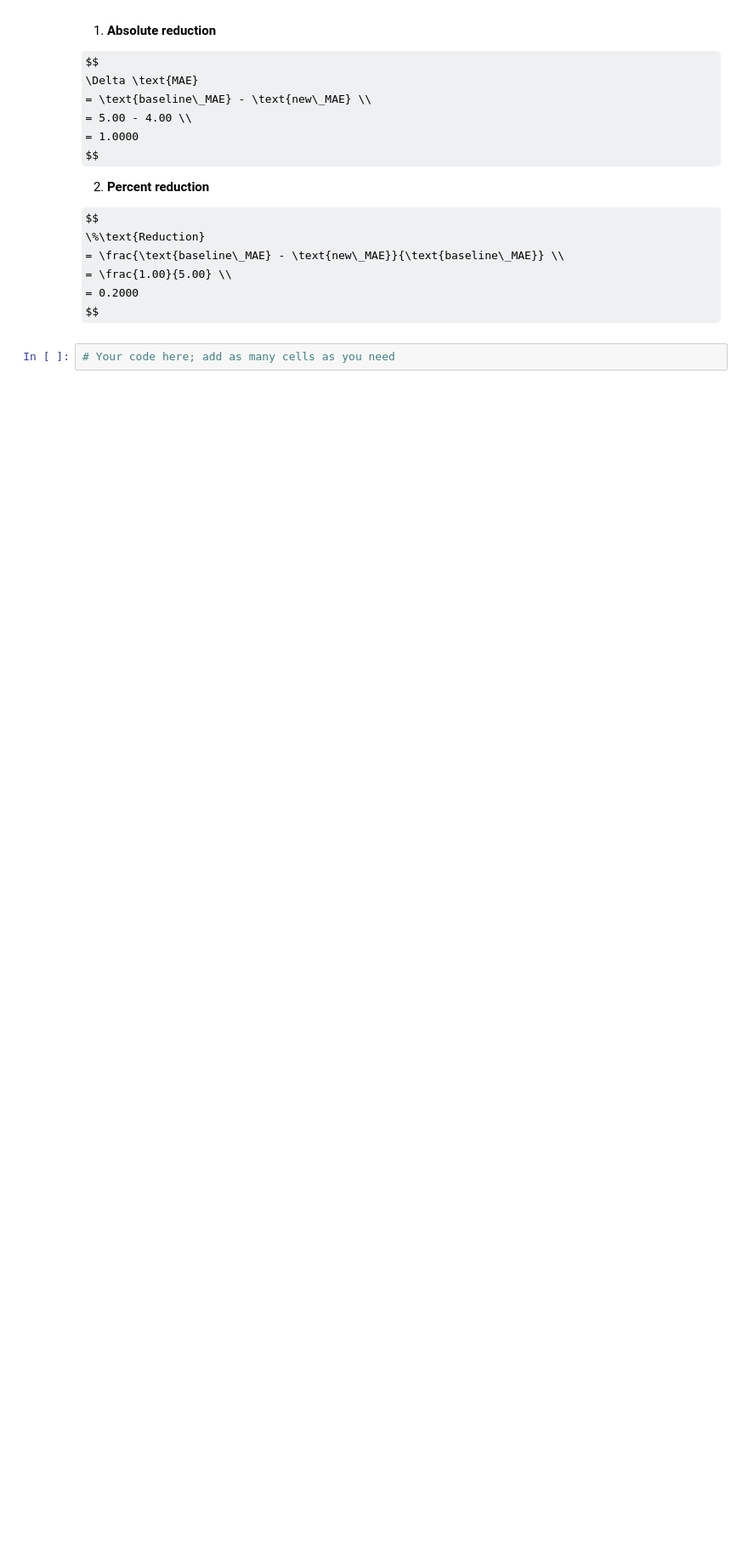
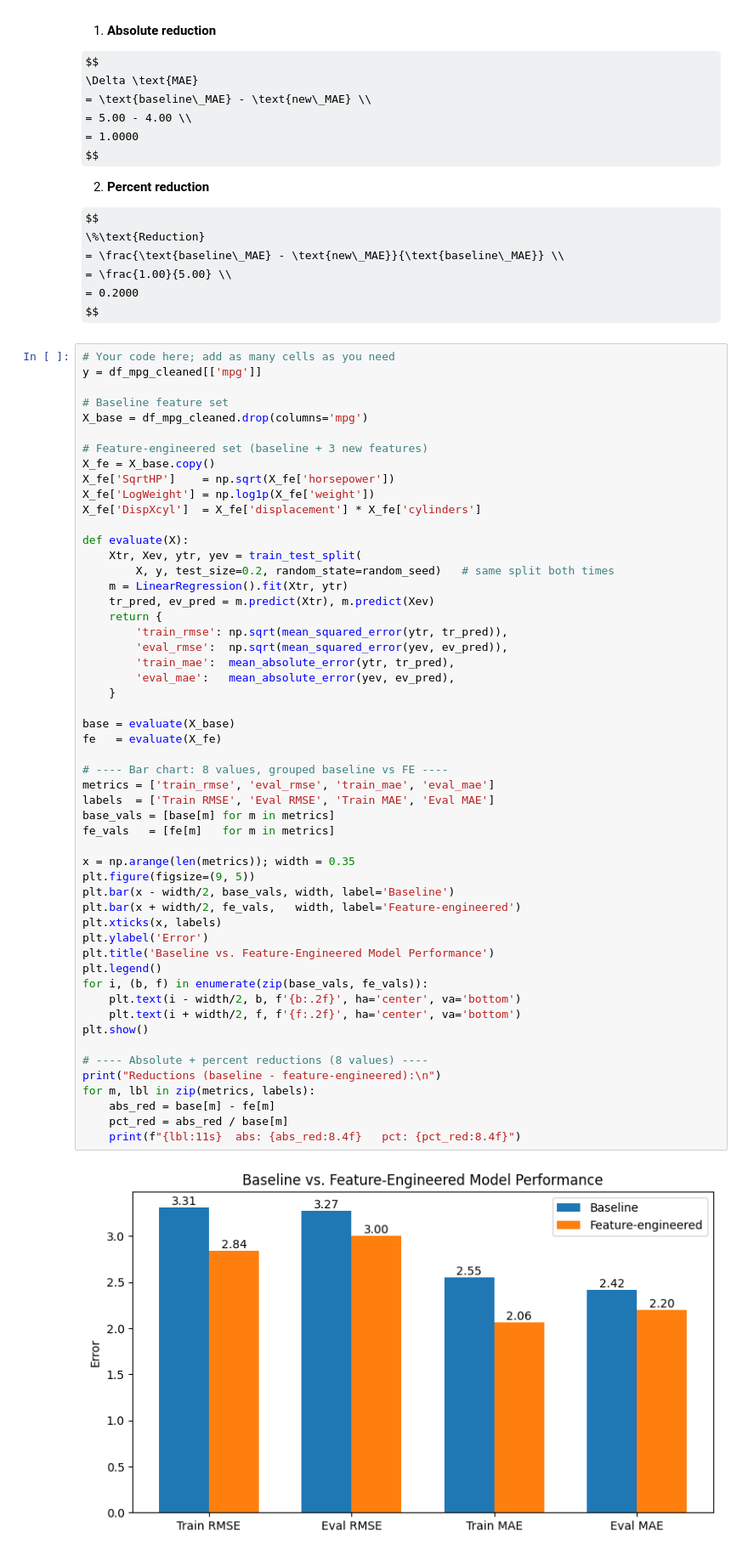
Before and after one commit to oesen-bu/Module-3-Assignments, a Jupyter notebook: Homework_03.ipynb, the cells around one changed output. Shown at 85% size. Drawn from its saved outputs; the diff is of its cells as text; some formulas as TeX source; blank space fills up the shorter version.

```diff
--- a/Homework_03.ipynb
+++ b/Homework_03.ipynb
@@ -633,3 +759,56 @@ $$
 $$
 # %%
 # Your code here; add as many cells as you need
+y = df_mpg_cleaned[['mpg']]
+
+# Baseline feature set
+X_base = df_mpg_cleaned.drop(columns='mpg')
+
+# Feature-engineered set (baseline + 3 new features)
+X_fe = X_base.copy()
+X_fe['SqrtHP']    = np.sqrt(X_fe['horsepower'])
+X_fe['LogWeight'] = np.log1p(X_fe['weight'])
+X_fe['DispXcyl']  = X_fe['displacement'] * X_fe['cylinders']
+
+def evaluate(X):
+    Xtr, Xev, ytr, yev = train_test_split(
+        X, y, test_size=0.2, random_state=random_seed)   # same split both times
+    m = LinearRegression().fit(Xtr, ytr)
+    tr_pred, ev_pred = m.predict(Xtr), m.predict(Xev)
+    return {
+        'train_rmse': np.sqrt(mean_squared_error(ytr, tr_pred)),
+        'eval_rmse':  np.sqrt(mean_squared_error(yev, ev_pred)),
+        'train_mae':  mean_absolute_error(ytr, tr_pred),
+        'eval_mae':   mean_absolute_error(yev, ev_pred),
+    }
+
+base = evaluate(X_base)
+fe   = evaluate(X_fe)
+
+# ---- Bar chart: 8 values, grouped baseline vs FE ----
+metrics = ['train_rmse', 'eval_rmse', 'train_mae', 'eval_mae']
+labels  = ['Train RMSE', 'Eval RMSE', 'Train MAE', 'Eval MAE']
+base_vals = [base[m] for m in metrics]
+fe_vals   = [fe[m]   for m in metrics]
+
+x = np.arange(len(metrics)); width = 0.35
+plt.figure(figsize=(9, 5))
+plt.bar(x - width/2, base_vals, width, label='Baseline')
+plt.bar(x + width/2, fe_vals,   width, label='Feature-engineered')
+plt.xticks(x, labels)
+plt.ylabel('Error')
+plt.title('Baseline vs. Feature-Engineered Model Performance')
+plt.legend()
+for i, (b, f) in enumerate(zip(base_vals, fe_vals)):
+    plt.text(i - width/2, b, f'{b:.2f}', ha='center', va='bottom')
+    plt.text(i + width/2, f, f'{f:.2f}', ha='center', va='bottom')
+plt.show()
+
+# ---- Absolute + percent reductions (8 values) ----
+print("Reductions (baseline - feature-engineered):\n")
+for m, lbl in zip(metrics, labels):
+    abs_red = base[m] - fe[m]
+    pct_red = abs_red / base[m]
+    print(f"{lbl:11s}  abs: {abs_red:8.4f}   pct: {pct_red:8.4f}")
+# %% [output]
+[figure, added]
```
Also changed, not shown: parts of 22 cells of this notebook.
